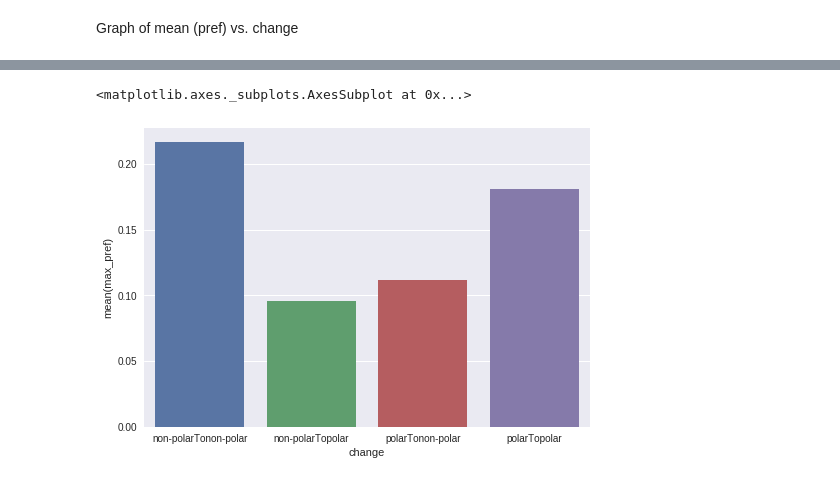
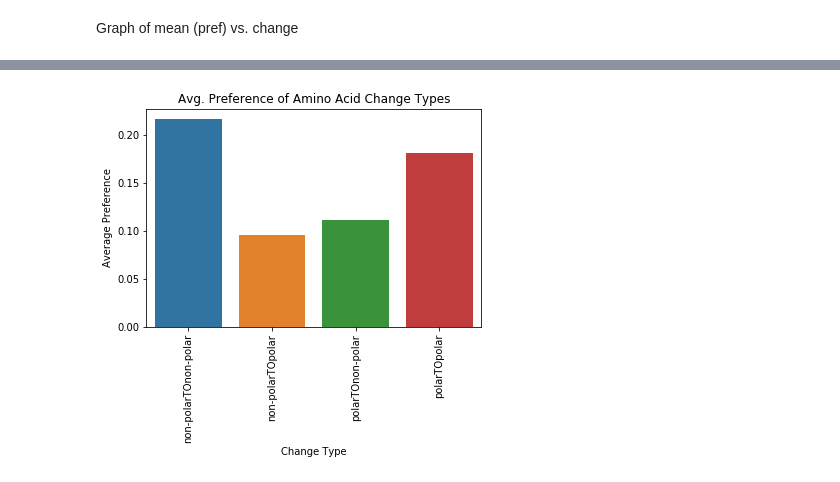
Before and after one commit to hutch-gwc/Rosalind, a Jupyter notebook: secondarystructure_190219.ipynb, the cells around one changed output, grey strips where cells are left out. Saved outputs shown, nothing was run; the diff lists cells and outputs as text; code cells hidden in the pictures.

```diff
--- a/secondarystructure_190219.ipynb
+++ b/secondarystructure_190219.ipynb
@@ -175,5 +178,7 @@ temp.head()
-# %%
-sns.barplot(x = "change", y = "max_pref", data = temp)
-# %% [output]
-<matplotlib.axes._subplots.AxesSubplot at 0x...>
-[figure, removed]
+# %%
+ax = sns.barplot(x = "change", y = "mean_pref", data = temp)
+ax.set(xlabel="Change Type", ylabel='Average Preference', title='Avg. Preference of Amino Acid Change Types')
+plt.xticks(rotation=90)
+plt.show()
+# %% [output]
+[figure, added]
```
Also changed, not shown: parts of 20 cells of this notebook.
